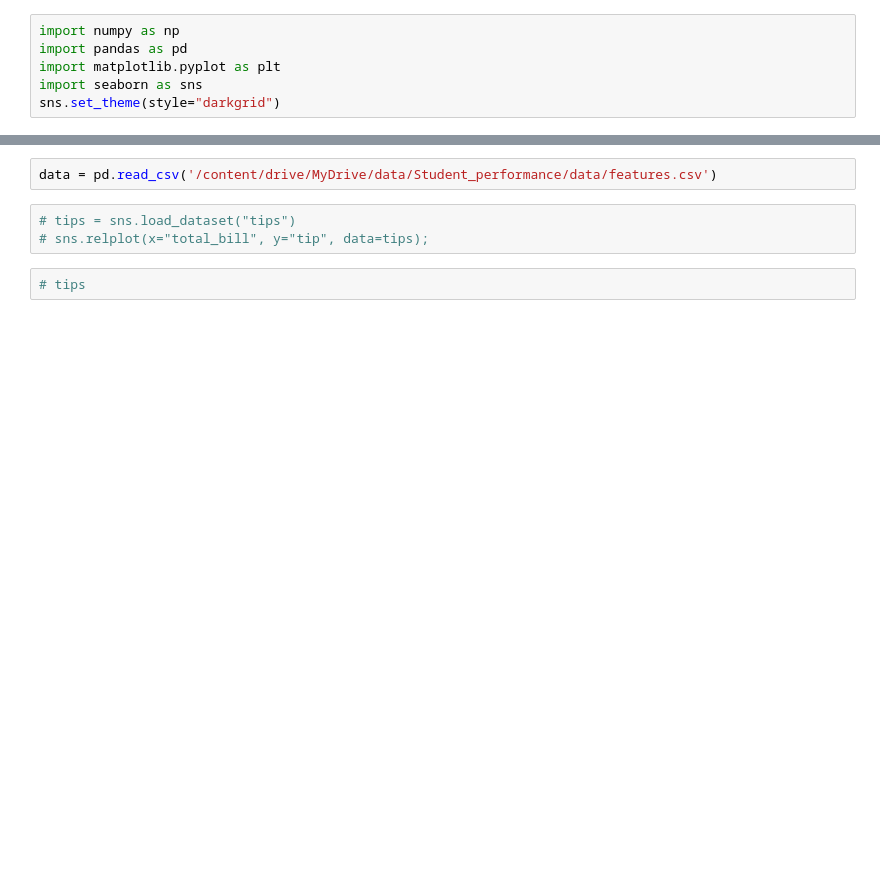
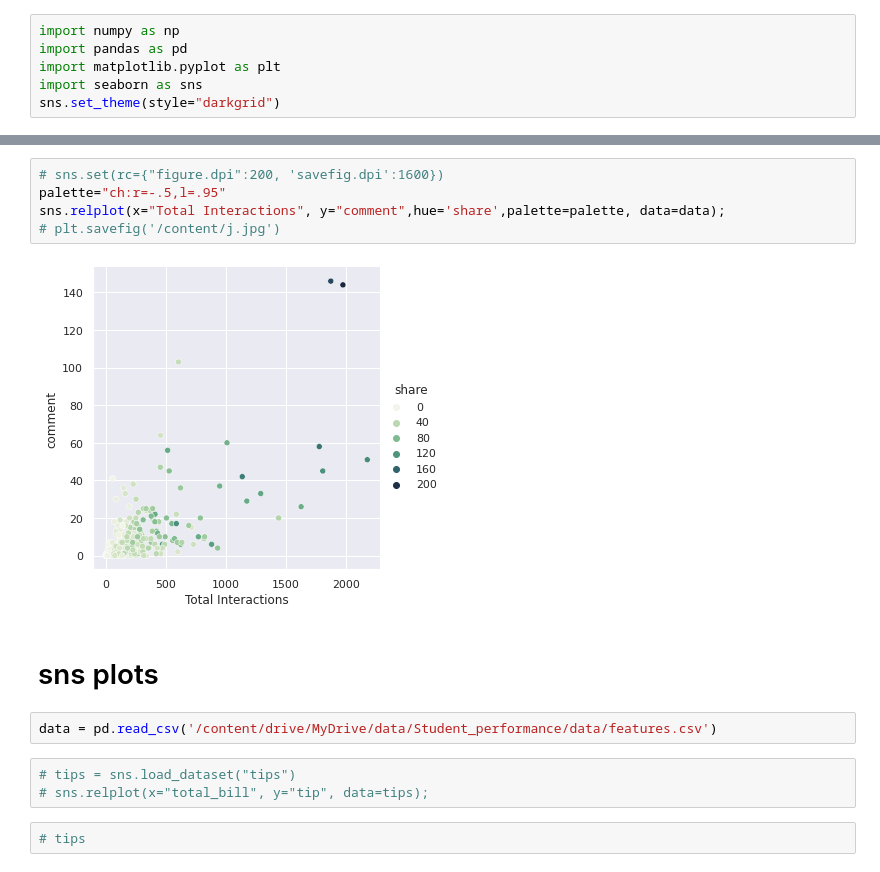
Before and after one commit to RedBatProject/Sea-Born, a Jupyter notebook: SeaBorn.ipynb, the cells around one changed output, grey strips where cells are left out. Saved outputs shown, nothing was run; the diff lists cells and outputs as text; blank space fills up the shorter version.

```diff
--- a/SeaBorn.ipynb
+++ b/SeaBorn.ipynb
@@ -9,3 +55,12 @@ sns.set_theme(style="darkgrid")
+# %%
+# sns.set(rc={"figure.dpi":200, 'savefig.dpi':1600})
+palette="ch:r=-.5,l=.95"
+sns.relplot(x="Total Interactions", y="comment",hue='share',palette=palette, data=data);
+# plt.savefig('/content/j.jpg')
+# %% [output]
+[figure, added]
+# %% [markdown]
+# sns plots
 # %%
 data = pd.read_csv('/content/drive/MyDrive/data/Student_performance/data/features.csv')
 # %%
```
Also changed, not shown: parts of 10 cells of this notebook.
